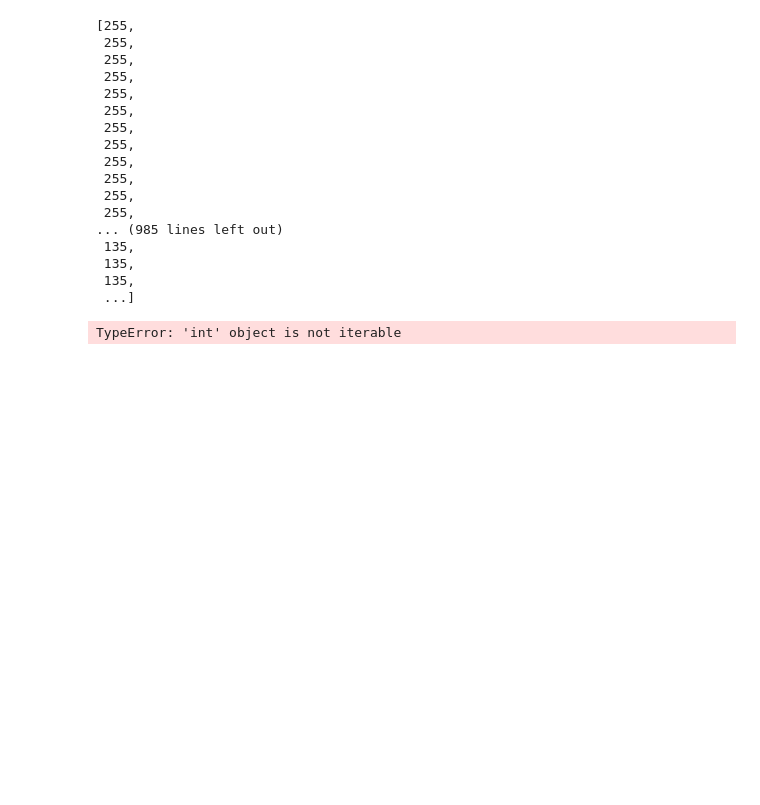
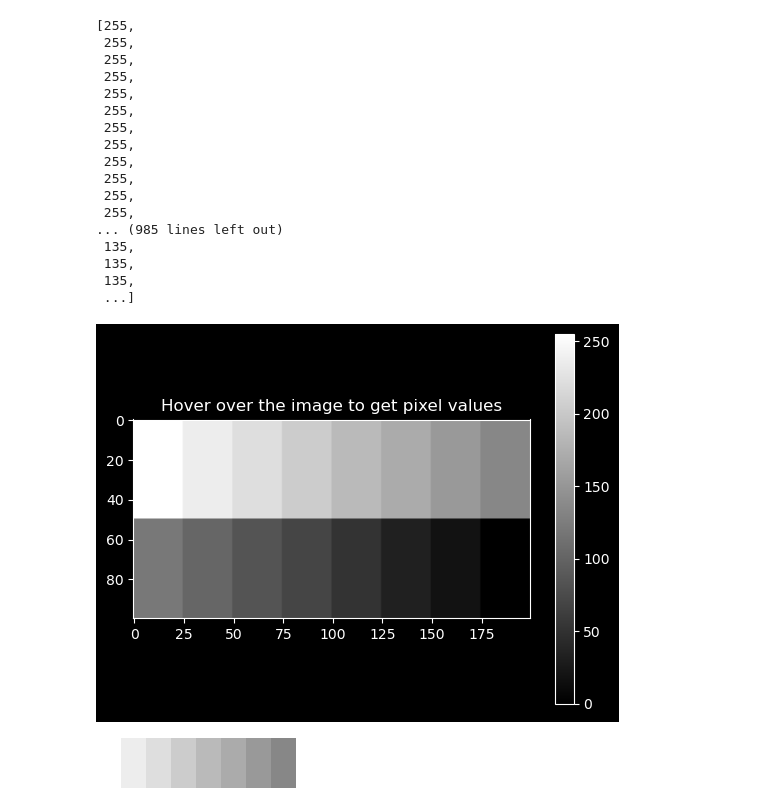
Before and after one commit to alfredwisana/computer-vision, a Jupyter notebook: week 2/pixel_read.ipynb, the cells around one changed output. Saved outputs shown, nothing was run; the diff lists cells and outputs as text; code cells hidden in the pictures; blank space fills up the shorter version.

Commit message:
week 2: pixel read

```diff
--- a/pixel_read.ipynb
+++ b/week 2/pixel_read.ipynb
@@ -3,5 +5,6 @@ from PIL import Image
 # %%
 image = Image.open('test.bmp','r')
+image_gray = image.convert("L")
 # %%
 width, height = image.size
 print("Image width:", width)
@@ -56,7 +59,21 @@ pix_val
  135,
  135,
  ...]
-# %%
-pix_val_flat = [x for sets in pix_val for x in sets]
-# %% [output]
-TypeError: 'int' object is not iterable
+# %%
+# Display the image
+plt.imshow(image_gray, cmap='gray')
+plt.title("Hover over the image to get pixel values")
+plt.colorbar()
+
+# Callback function to get pixel value on mouse hover
+def on_hover(event):
+    if event.xdata is not None and event.ydata is not None:
+        x = int(event.xdata)
+        y = int(event.ydata)
+        pixel_value = image_gray.getpixel((x, y))
+        print(f"Pixel value at ({x}, {y}): {pixel_value}")
+
+plt.connect('motion_notify_event', on_hover)
+plt.show()
+# %% [output]
+[figure, added]
@@ -62,0 +85,4 @@ TypeError: 'int' object is not iterable
+# %%
+crop_half_vertical(image)
+# %% [output]
+[figure, added]
```
Also changed, not shown: parts of 3 cells of this notebook, 6 other files.
